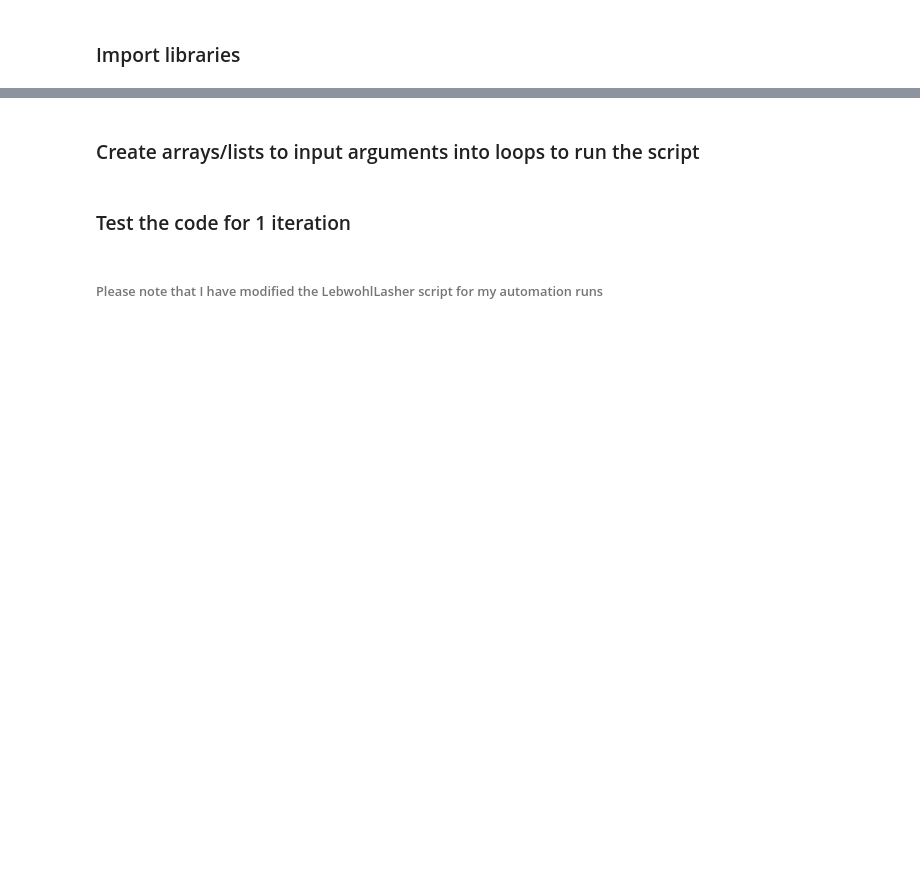
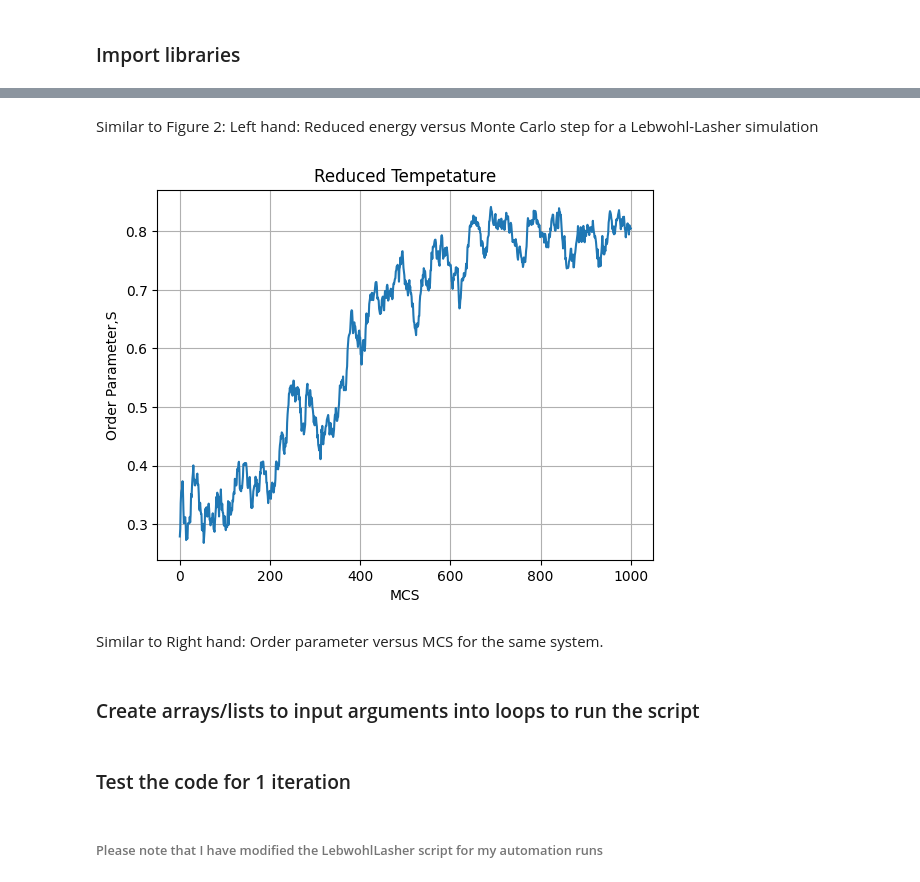
Before and after one commit to KayVeeZ/LebwohlLasher, a Jupyter notebook: testing_notebook.ipynb, the cells around one changed output, grey strips where cells are left out. Saved outputs shown, nothing was run; the diff lists cells and outputs as text; code cells hidden in the pictures; blank space fills up the shorter version.

```diff
--- a/testing_notebook.ipynb
+++ b/testing_notebook.ipynb
@@ -8,3 +63,17 @@ import matplotlib.pyplot as plt
+# %% [markdown]
+Similar to Figure 2: Left hand: Reduced energy versus Monte Carlo
+step for a Lebwohl-Lasher simulation
+# %%
+plt.plot(optimal_param_out['MC_step'], optimal_param_out['Order'])
+plt.xlabel('MCS')
+plt.ylabel('Order Parameter,S')
+plt.title('Reduced Tempetature')
+plt.grid(True)
+plt.show()
+# %% [output]
+[figure, added]
+# %% [markdown]
+Similar to Right hand: Order parameter versus MCS for the same system.
 # %% [markdown]
 ### Create arrays/lists to input arguments into loops to run the script
 # %%
```
Also changed, not shown: parts of 17 cells of this notebook, 1 other file.
